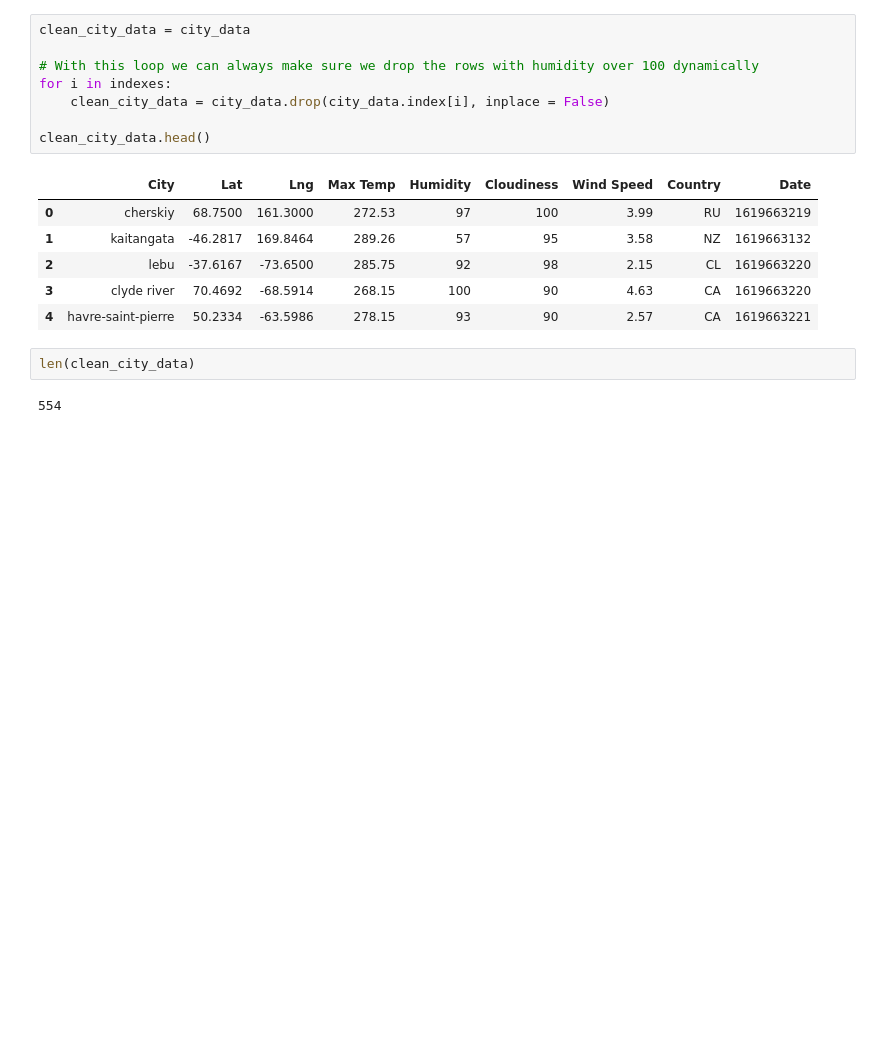
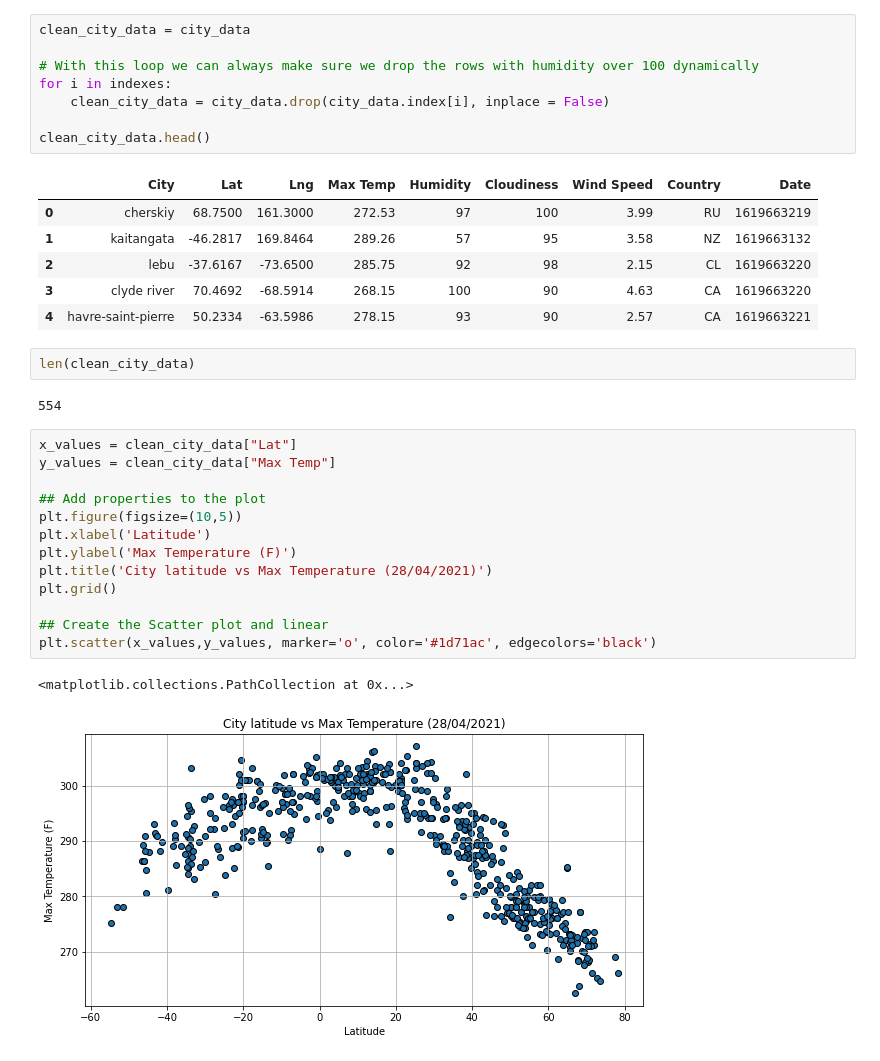
Before and after one commit to leoipn/python-api-challenge, a Jupyter notebook: starter_code/WeatherPy/WeatherPy.ipynb, the cells around one changed output. Cells and saved outputs as stored; diff of their text form; blank space fills up the shorter version.

Commit message:
PythonAPI - First Plots

```diff
--- a/starter_code/WeatherPy/WeatherPy.ipynb
+++ b/starter_code/WeatherPy/WeatherPy.ipynb
@@ -174,3 +174,19 @@ clean_city_data.head()
 len(clean_city_data)
 # %% [output]
 554
+# %%
+x_values = clean_city_data["Lat"]
+y_values = clean_city_data["Max Temp"]
+
+## Add properties to the plot
+plt.figure(figsize=(10,5))
+plt.xlabel('Latitude')
+plt.ylabel('Max Temperature (F)')
+plt.title('City latitude vs Max Temperature (28/04/2021)')
+plt.grid()
+
+## Create the Scatter plot and linear
+plt.scatter(x_values,y_values, marker='o', color='#1d71ac', edgecolors='black')
+# %% [output]
+<matplotlib.collections.PathCollection at 0x...>
+[figure, added]
```
Also changed, not shown: parts of 2 cells of this notebook.
